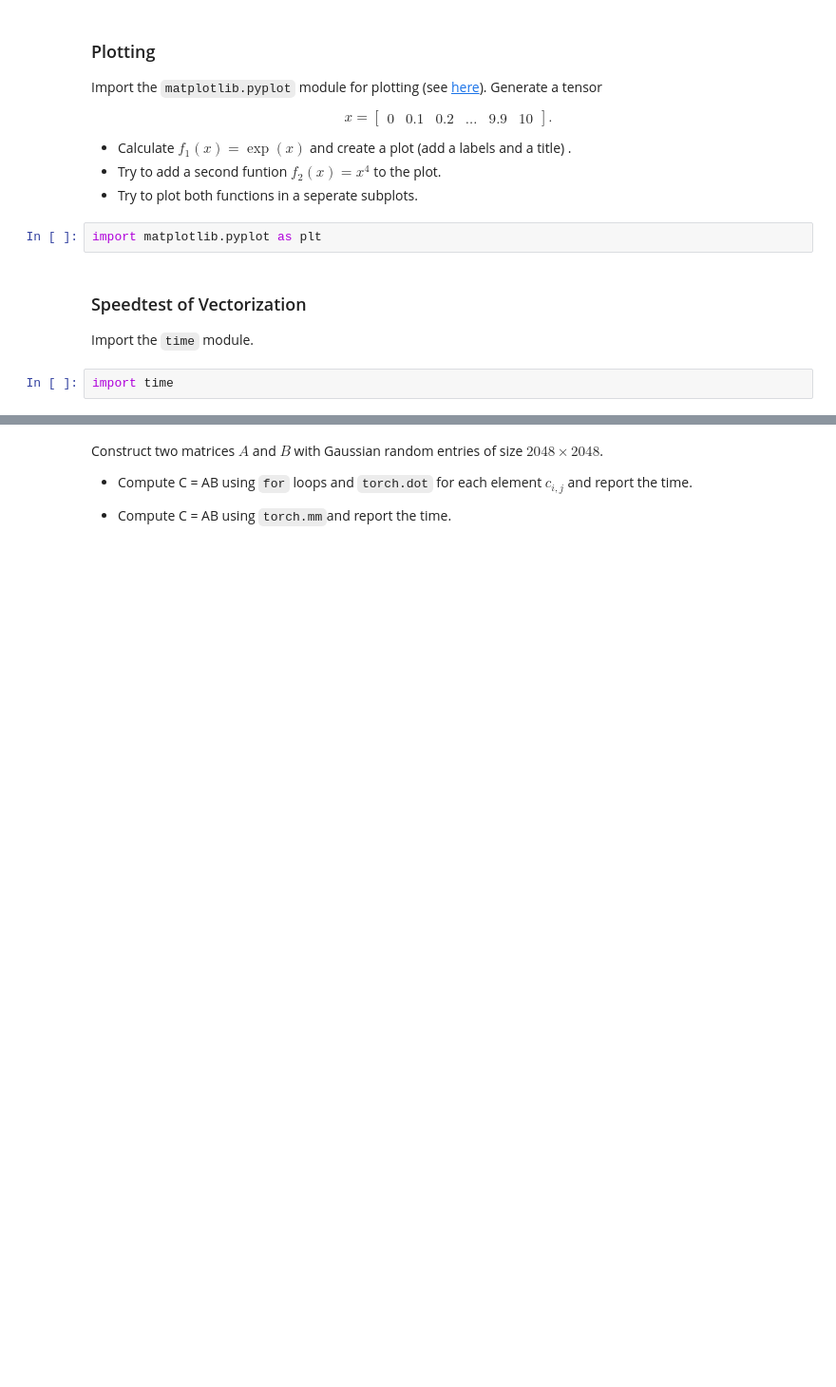
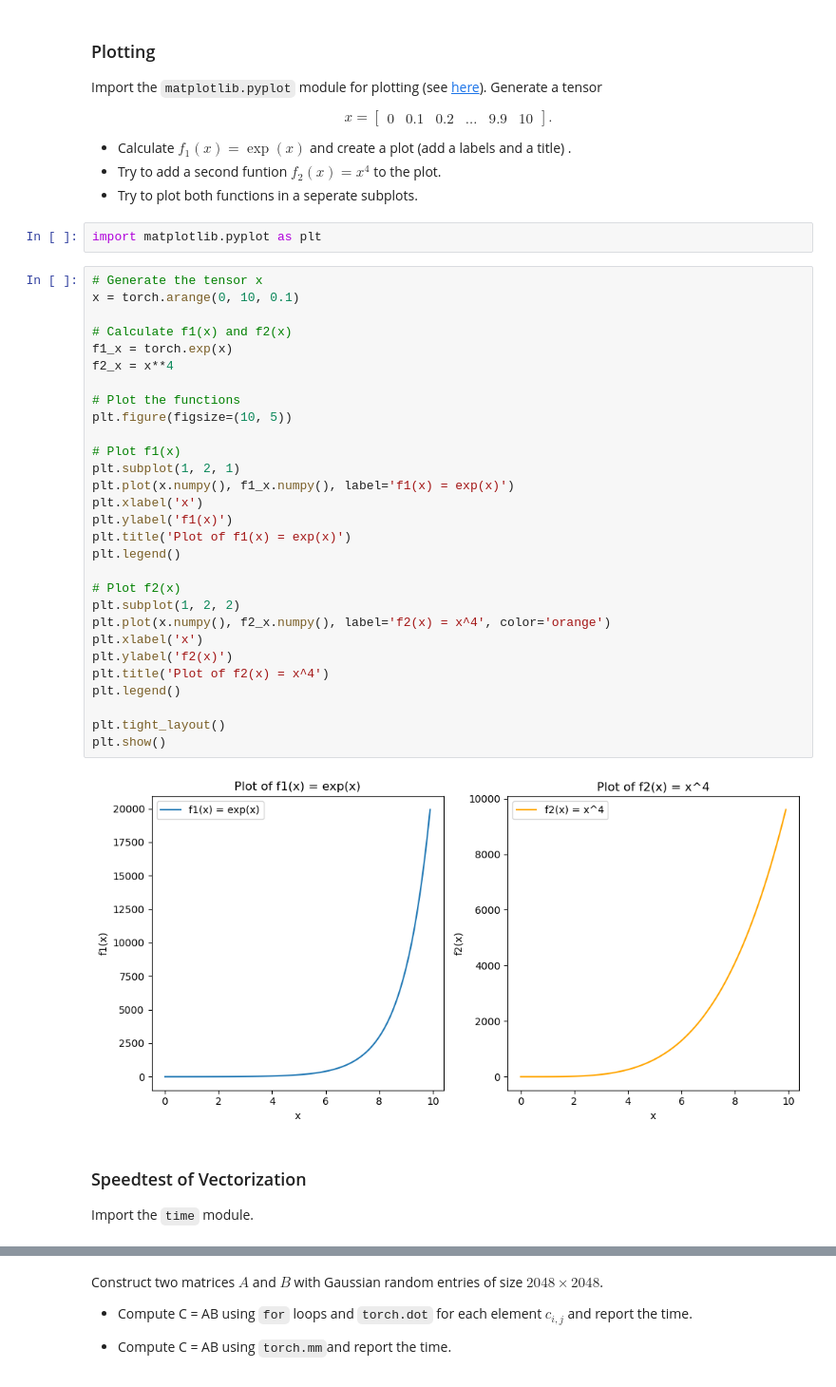
Before and after one commit to VinKKAP/Introduction-to-Deep-Learning, a Jupyter notebook: Tutorials/tutorial_1.ipynb, the cells around one changed output, grey strips where cells are left out. Shown: that part at 95% size. Saved outputs shown, nothing was run; the diff lists cells and outputs as text; blank space fills up the shorter version.

```diff
--- a/Tutorials/tutorial_1.ipynb
+++ b/Tutorials/tutorial_1.ipynb
@@ -125,9 +336,38 @@ $$x =\begin{bmatrix}0&0.1&0.2&\dots &9.9&10\end{bmatrix}.$$
 * Try to plot both functions in a seperate subplots.
 # %%
 import matplotlib.pyplot as plt
+# %%
+# Generate the tensor x
+x = torch.arange(0, 10, 0.1)
+
+# Calculate f1(x) and f2(x)
+f1_x = torch.exp(x)
+f2_x = x**4
+
+# Plot the functions
+plt.figure(figsize=(10, 5))
+
+# Plot f1(x)
+plt.subplot(1, 2, 1)
+plt.plot(x.numpy(), f1_x.numpy(), label='f1(x) = exp(x)')
+plt.xlabel('x')
+plt.ylabel('f1(x)')
+plt.title('Plot of f1(x) = exp(x)')
+plt.legend()
+
+# Plot f2(x)
+plt.subplot(1, 2, 2)
+plt.plot(x.numpy(), f2_x.numpy(), label='f2(x) = x^4', color='orange')
+plt.xlabel('x')
+plt.ylabel('f2(x)')
+plt.title('Plot of f2(x) = x^4')
+plt.legend()
+
+plt.tight_layout()
+plt.show()
+# %% [output]
+[figure, added]
 # %% [markdown]
  ### Speedtest of Vectorization
 
  Import the `time` module.
-# %%
-import time
```
Also changed, not shown: parts of 32 cells of this notebook, 1 other file.
